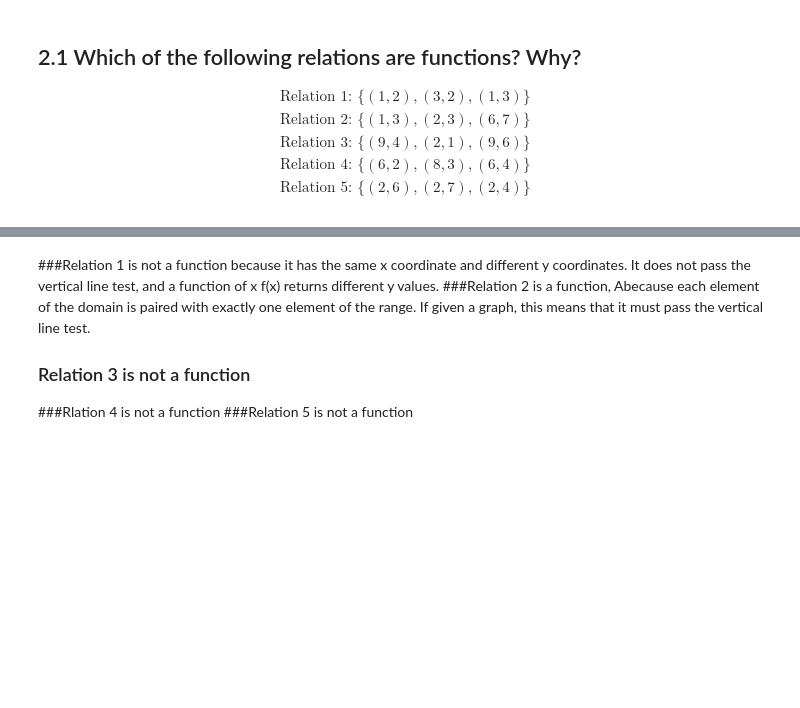
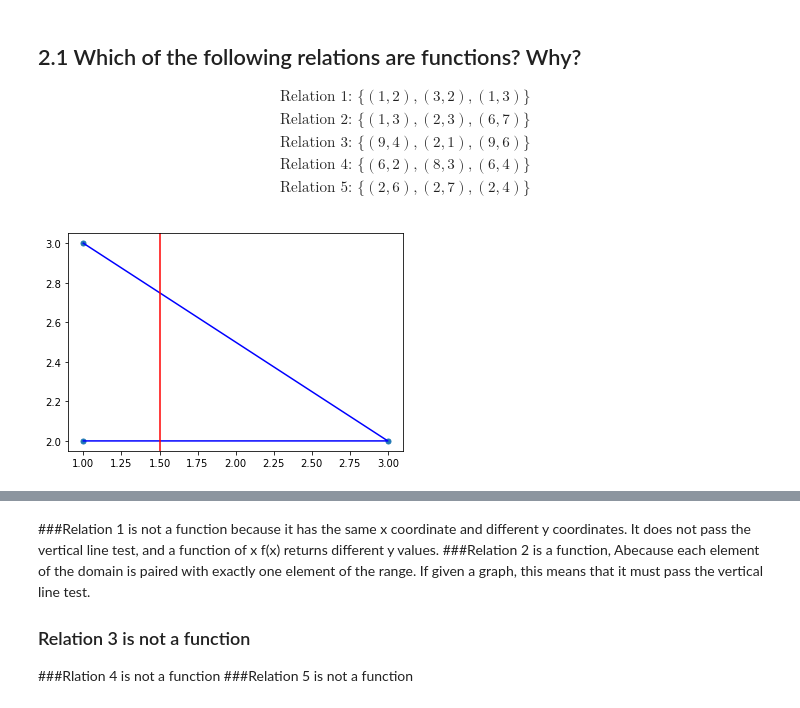
Before and after one commit to njaiprakash/DS-Unit-1-Sprint-3-Linear-Algebra, a Jupyter notebook: module3-dimensionality-reduction/LS_DS_133_High_Dimensional_Data_Assignment.ipynb, the cells around one changed output, grey strips where cells are left out. Saved outputs shown, nothing was run; the diff lists cells and outputs as text; code cells hidden in the pictures; blank space fills up the shorter version.

```diff
--- a/module3-dimensionality-reduction/LS_DS_133_High_Dimensional_Data_Assignment.ipynb
+++ b/module3-dimensionality-reduction/LS_DS_133_High_Dimensional_Data_Assignment.ipynb
@@ -49,3 +49,11 @@ passes the vertical line test
 \\
 \text{Relation 5: } \{(2, 6), (2, 7), (2, 4)\}
 \end{align}
+# %%
+x = np.array([1, 3, 1])
+y = np.array([2, 2, 3])
+plt.scatter(x, y, s=25)
+plt.plot(x,y, color='blue')
+plt.axvline(x=1.5, color='red');
+# %% [output]
+[figure, added]
```
Also changed, not shown: parts of 12 cells of this notebook.
